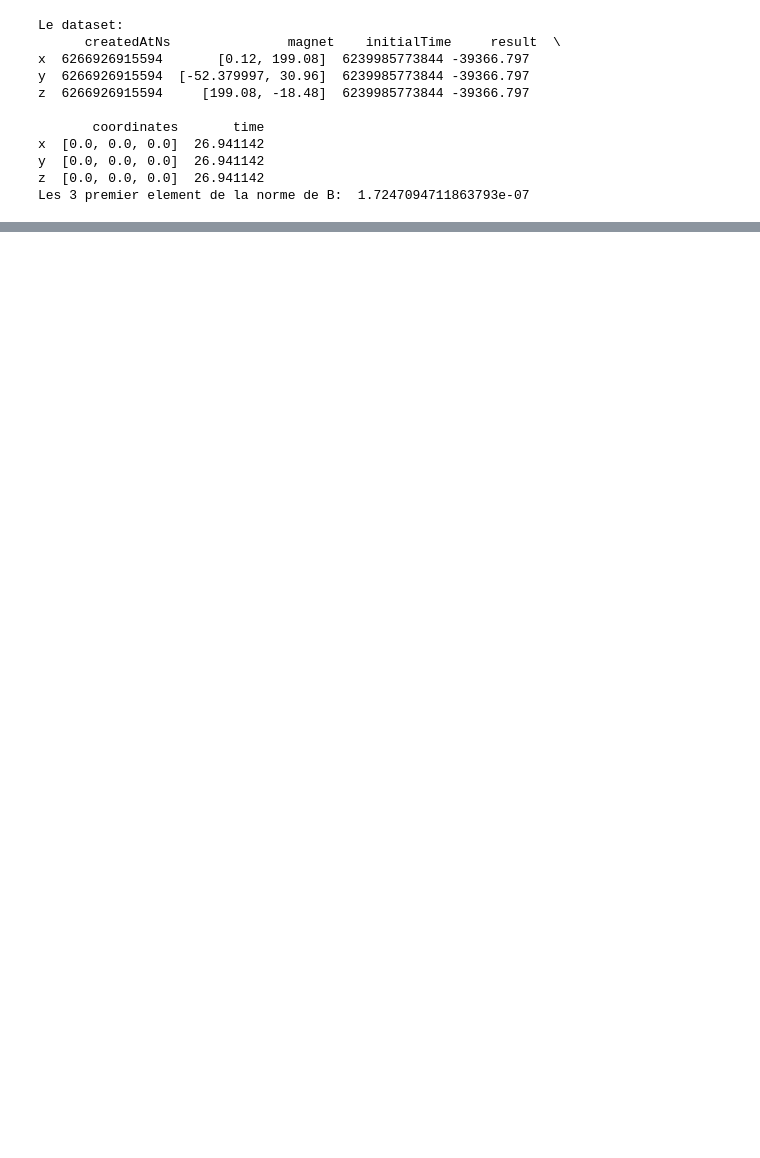
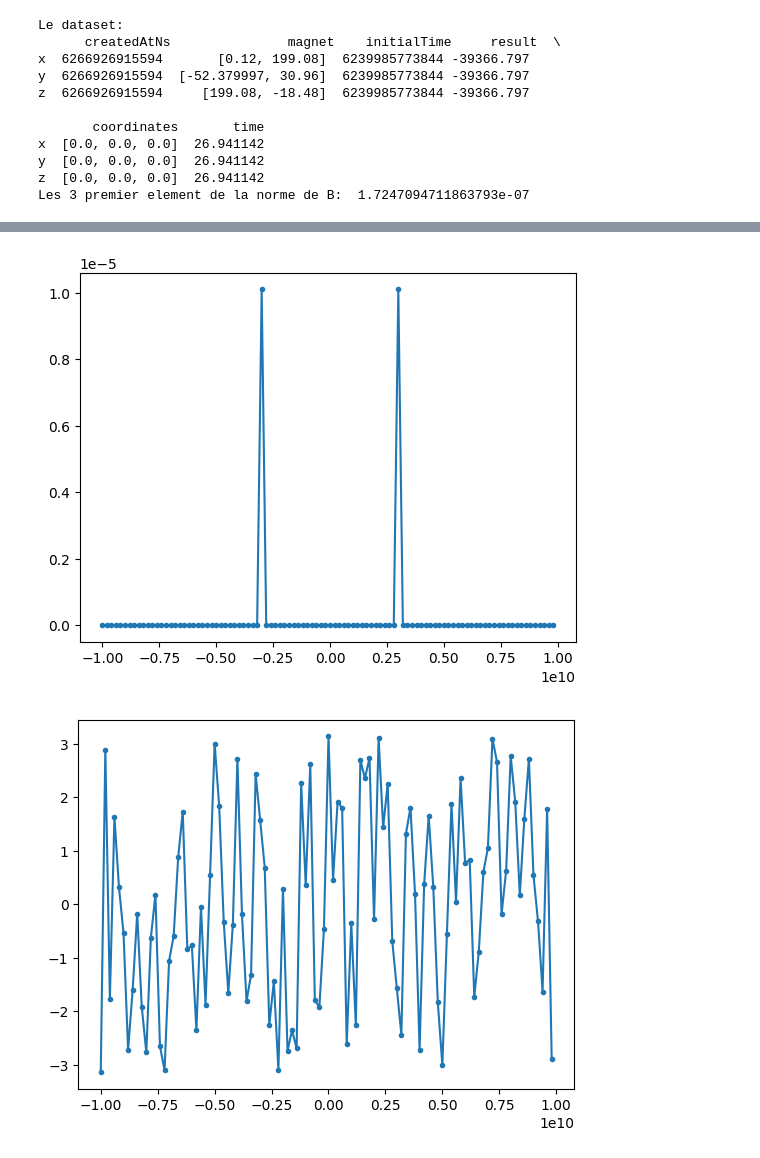
Before and after one commit to Maissacrement/RFSignalToolkit, a Jupyter notebook: proximity.ipynb, the cells around one changed output, grey strips where cells are left out. Cells and saved outputs as stored; diff of their text form; code cells hidden in the pictures; blank space fills up the shorter version.

```diff
--- a/proximity.ipynb
+++ b/proximity.ipynb
@@ -65,0 +50,19 @@ for i in range(analyse.secondLength):
+# %%
+Fs = 20000000000 # Hz
+N = len(n)
+S = np.fft.fftshift(np.fft.fft(n))
+sn = n * np.hamming(N)
+S_mag = np.abs(S)
+S_mag = np.abs(S)
+S_phase = np.angle(S)
+f = np.arange(Fs/-2, Fs/2, Fs/N)
+plt.figure(0)
+plt.plot(f, S_mag,'.-')
+plt.figure(1)
+plt.plot(f, S_phase,'.-')
+plt.figure(3)
+plt.plot(f, sn,'.-')
+plt.show()
+# %% [output]
+[figure, added]
+[figure, added]
```
Also changed, not shown: parts of 5 cells of this notebook, 2 other files.
